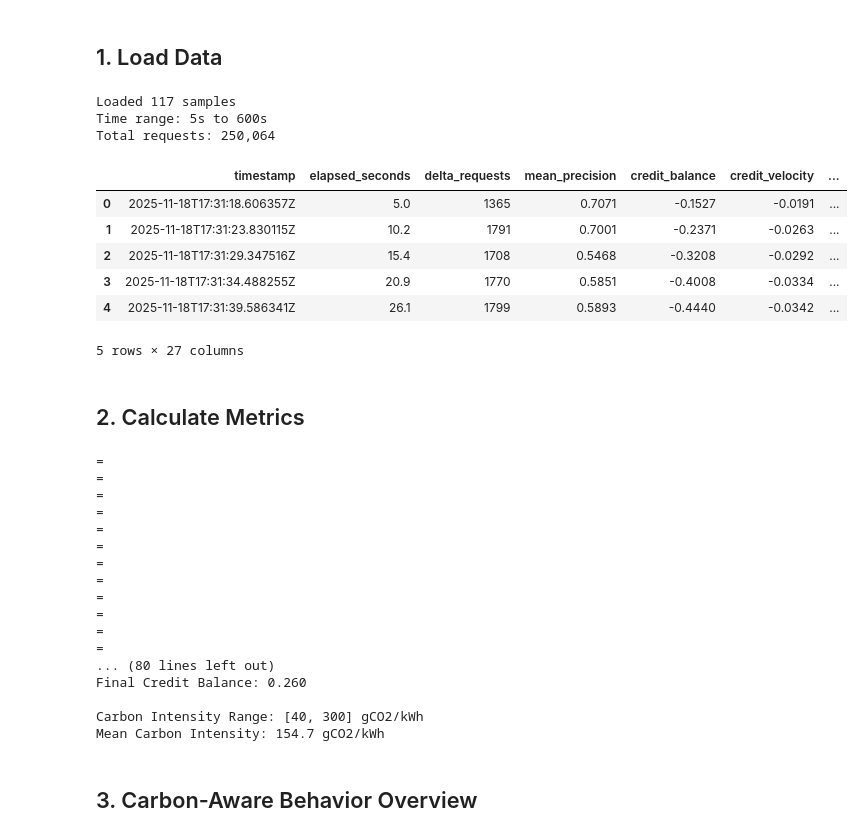
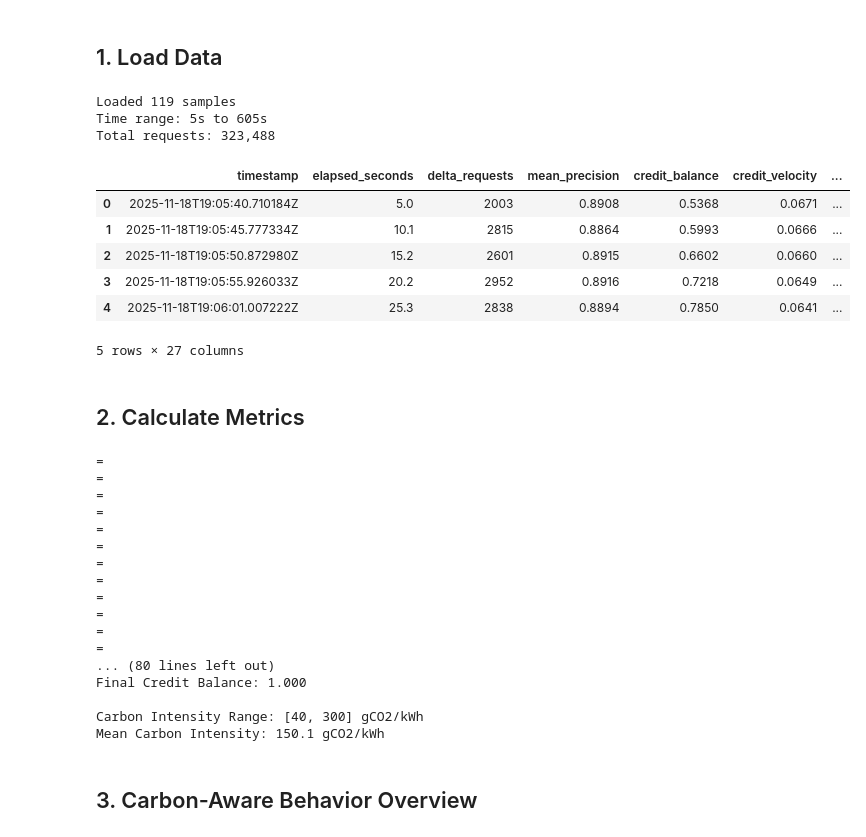
Before and after one commit to belgio99/k8s-carbonrouter, a Jupyter notebook: experiments/forecast_aware_global_analysis.ipynb, the cells around one changed output. Cells and saved outputs as stored; diff of their text form; code cells hidden in the pictures.

```diff
--- a/experiments/forecast_aware_global_analysis.ipynb
+++ b/experiments/forecast_aware_global_analysis.ipynb
@@ -23,34 +23,34 @@ plt.rcParams['font.size'] = 11
 # %% [markdown]
 ## 1. Load Data
 # %%
-csv_path = "results/simple_20251118_172950/forecast-aware-global/timeseries.csv"
+csv_path = "results/simple_20251118_190413/forecast-aware-global/timeseries.csv"
 df = pd.read_csv(csv_path)
 
 # make sure precision request columns are numeric and present
 for col in ['requests_precision_30', 'requests_precision_50', 'requests_precision_100']:
 	if col in df.columns:
 		df[col] = pd.to_numeric(df[col], errors='coerce').fillna(0).astype(int)
 	else:
 		df[col] = 0
 
 # compute requests_total if missing (sum of precision buckets)
 if 'requests_total' not in df.columns:
 	df['requests_total'] = df['requests_precision_30'] + df['requests_precision_50'] + df['requests_precision_100']
 
 print(f"Loaded {len(df)} samples")
 print(f"Time range: {df['elapsed_seconds'].min():.0f}s to {df['elapsed_seconds'].max():.0f}s")
 print(f"Total requests: {df['requests_total'].sum():,.0f}")
 df.head()
 # %% [output]
-Loaded 117 samples
-Time range: 5s to 600s
-Total requests: 250,064
+Loaded 119 samples
+Time range: 5s to 605s
+Total requests: 323,488
 |  | timestamp | elapsed_seconds | delta_requests | mean_precision | credit_balance | credit_velocity | ... |
-| 0 | 2025-11-18T17:31:18.606357Z | 5.0 | 1365 | 0.7071 | -0.1527 | -0.0191 | ... |
-| 1 | 2025-11-18T17:31:23.830115Z | 10.2 | 1791 | 0.7001 | -0.2371 | -0.0263 | ... |
-| 2 | 2025-11-18T17:31:29.347516Z | 15.4 | 1708 | 0.5468 | -0.3208 | -0.0292 | ... |
-| 3 | 2025-11-18T17:31:34.488255Z | 20.9 | 1770 | 0.5851 | -0.4008 | -0.0334 | ... |
-| 4 | 2025-11-18T17:31:39.586341Z | 26.1 | 1799 | 0.5893 | -0.4440 | -0.0342 | ... |
+| 0 | 2025-11-18T19:05:40.710184Z | 5.0 | 2003 | 0.8908 | 0.5368 | 0.0671 | ... |
+| 1 | 2025-11-18T19:05:45.777334Z | 10.1 | 2815 | 0.8864 | 0.5993 | 0.0666 | ... |
+| 2 | 2025-11-18T19:05:50.872980Z | 15.2 | 2601 | 0.8915 | 0.6602 | 0.0660 | ... |
+| 3 | 2025-11-18T19:05:55.926033Z | 20.2 | 2952 | 0.8916 | 0.7218 | 0.0649 | ... |
+| 4 | 2025-11-18T19:06:01.007222Z | 25.3 | 2838 | 0.8894 | 0.7850 | 0.0641 | ... |
 5 rows × 27 columns
 # %% [markdown]
 ## 2. Calculate Metrics
@@ -92,10 +92,10 @@ print(f"Mean Carbon Intensity: {df['carbon_now'].mean():.1f} gCO2/kWh")
 =
 =
 ... (80 lines left out)
-Final Credit Balance: 0.260
+Final Credit Balance: 1.000
 
 Carbon Intensity Range: [40, 300] gCO2/kWh
-Mean Carbon Intensity: 154.7 gCO2/kWh
+Mean Carbon Intensity: 150.1 gCO2/kWh
 # %% [markdown]
 ## 3. Carbon-Aware Behavior Overview
 # %%
```
Also changed, not shown: parts of 5 cells of this notebook, 1 other file.
